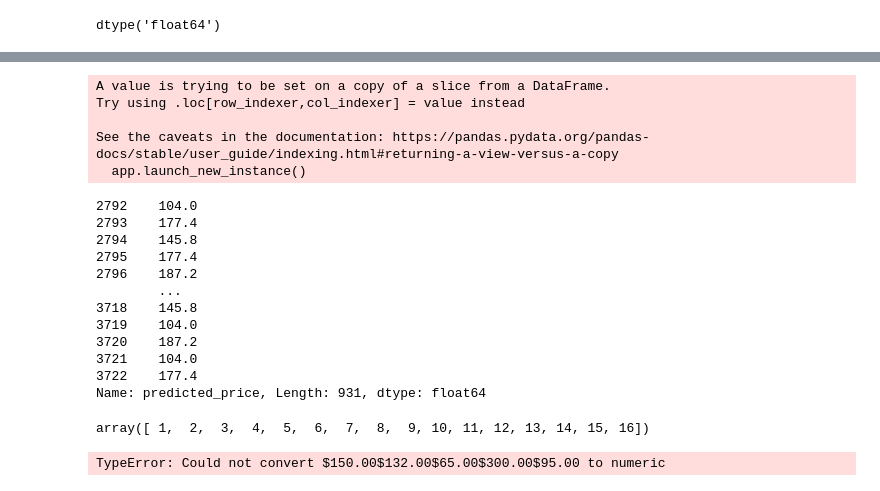
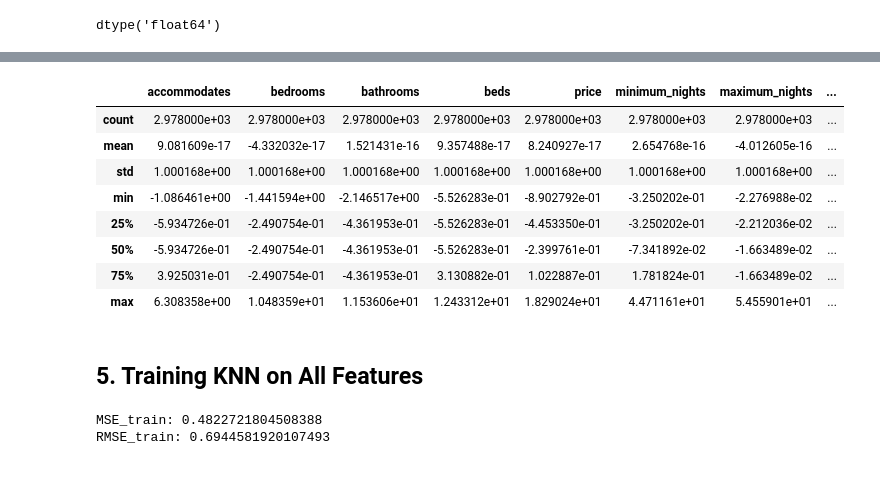
Before and after one commit to harera3/ML_Blueprints, a Jupyter notebook: 02_Evaluating_Model_performance.ipynb, the cells around one changed output, grey strips where cells are left out. Cells and saved outputs as stored; diff of their text form; code cells hidden in the pictures.

```diff
--- a/02_Evaluating_Model_performance.ipynb
+++ b/02_Evaluating_Model_performance.ipynb
@@ -115,40 +164,0 @@ array([3723, 3702, 3696, 3712, 3723, 3723, 3723, 3723], dtype=int64)
-# %%
-dc_listings = pd.read_csv("data/dc_airbnb.csv")
-stripped_commas = dc_listings['price'].str.replace(',', '')
-stripped_dollars = stripped_commas.str.replace('$', '')
-dc_listings['price'] = stripped_dollars.astype('float')
-train_df = dc_listings.iloc[0:2792]
-test_df = dc_listings.iloc[2792:]
-
-def predict_price(new_listing):
-    temp_df = train_df.copy()
-    temp_df['distance'] = temp_df['accommodates'].apply(lambda x: np.abs(x - new_listing))
-    temp_df = temp_df.sort_values('distance')
-    nearest_neighbor_prices = temp_df.iloc[0:5]['price']
-    predicted_price = nearest_neighbor_prices.mean()
-    return(predicted_price)
-
-test_df['predicted_price'] = test_df['accommodates'].apply(predict_price)
-test_df['predicted_price']
-# %% [output]
-A value is trying to be set on a copy of a slice from a DataFrame.
-Try using .loc[row_indexer,col_indexer] = value instead
-
-See the caveats in the documentation: https://pandas.pydata.org/pandas-docs/stable/user_guide/indexing.html#returning-a-view-versus-a-copy
-  app.launch_new_instance()
-2792    104.0
-2793    177.4
-2794    145.8
-2795    177.4
-2796    187.2
-        ...
-3718    145.8
-3719    104.0
-3720    187.2
-3721    104.0
-3722    177.4
-Name: predicted_price, Length: 931, dtype: float64
-# %%
-np.arange(1,17)
-# %% [output]
-array([ 1,  2,  3,  4,  5,  6,  7,  8,  9, 10, 11, 12, 13, 14, 15, 16])
@@ -171,6 +165,31 @@ class PricePredictor_(BaseEstimator, TransformerMixin):
-# %%
-pricer = PricePredictor_()
-test['predicted_price'] = pricer.transform(test)
-test
-# %% [output]
-TypeError: Could not convert $150.00$132.00$65.00$300.00$95.00 to numeric
+# %%
+train_scaled.describe()
+# %% [output]
+|  | accommodates | bedrooms | bathrooms | beds | price | minimum_nights | maximum_nights | ... |
+| count | 2.978000e+03 | 2.978000e+03 | 2.978000e+03 | 2.978000e+03 | 2.978000e+03 | 2.978000e+03 | 2.978000e+03 | ... |
+| mean | 9.081609e-17 | -4.332032e-17 | 1.521431e-16 | 9.357488e-17 | 8.240927e-17 | 2.654768e-16 | -4.012605e-16 | ... |
+| std | 1.000168e+00 | 1.000168e+00 | 1.000168e+00 | 1.000168e+00 | 1.000168e+00 | 1.000168e+00 | 1.000168e+00 | ... |
+| min | -1.086461e+00 | -1.441594e+00 | -2.146517e+00 | -5.526283e-01 | -8.902792e-01 | -3.250202e-01 | -2.276988e-02 | ... |
+| 25% | -5.934726e-01 | -2.490754e-01 | -4.361953e-01 | -5.526283e-01 | -4.453350e-01 | -3.250202e-01 | -2.212036e-02 | ... |
+| 50% | -5.934726e-01 | -2.490754e-01 | -4.361953e-01 | -5.526283e-01 | -2.399761e-01 | -7.341892e-02 | -1.663489e-02 | ... |
+| 75% | 3.925031e-01 | -2.490754e-01 | -4.361953e-01 | 3.130882e-01 | 1.022887e-01 | 1.781824e-01 | -1.663489e-02 | ... |
+| max | 6.308358e+00 | 1.048359e+01 | 1.153606e+01 | 1.243312e+01 | 1.829024e+01 | 4.471161e+01 | 5.455901e+01 | ... |
+# %% [markdown]
+## 5. Training KNN on All Features
+# %%
+from sklearn.neighbors import KNeighborsRegressor
+from sklearn.metrics import mean_squared_error
+
+X_train = train_scaled.drop('price', axis=1)
+y_train = train_scaled['price']
+
+knn = KNeighborsRegressor(algorithm='brute')
+knn.fit(X_train, y_train)
+y_pred = knn.predict(X_train)
+mse = mean_squared_error(y_train, y_pred)
+rmse = np.sqrt(mse)
+print('MSE_train:', mse)
+print('RMSE_train:', rmse)
+# %% [output]
+MSE_train: 0.4822721804508388
+RMSE_train: 0.6944581920107493
```
Also changed, not shown: parts of 20 cells of this notebook.
